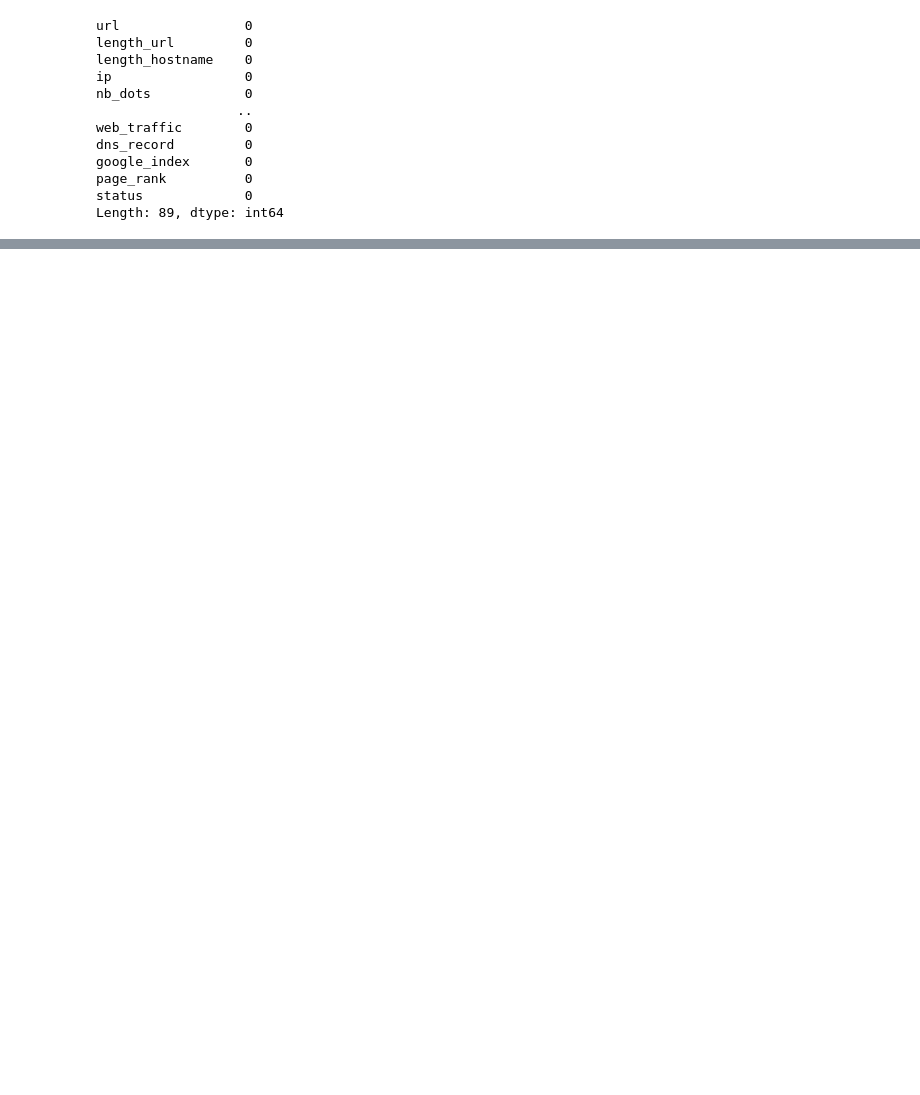
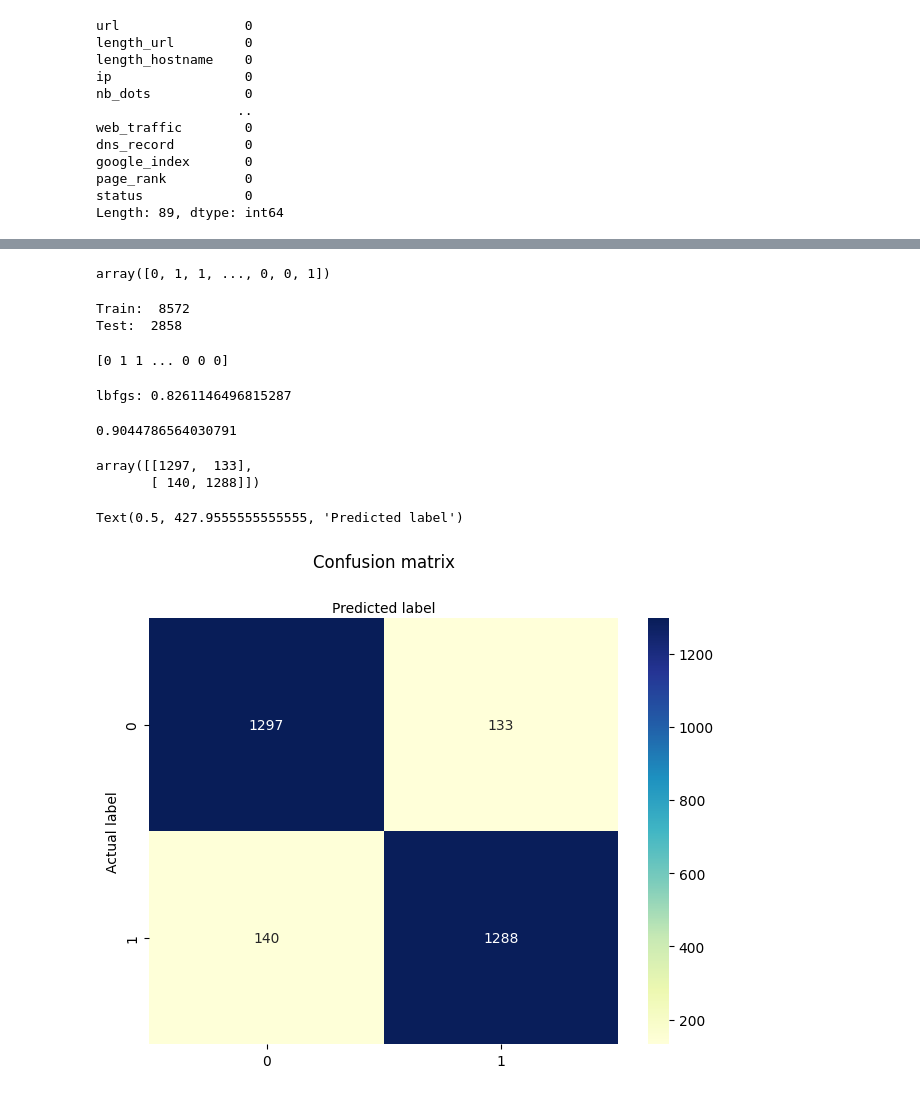
Before and after one commit to buisonanh/phishing-urls-detection, a Jupyter notebook: phishing_urls_detection.ipynb, the cells around one changed output, grey strips where cells are left out. Saved outputs shown, nothing was run; the diff lists cells and outputs as text; code cells hidden in the pictures; blank space fills up the shorter version.

```diff
--- a/phishing_urls_detection.ipynb
+++ b/phishing_urls_detection.ipynb
@@ -86,0 +63,77 @@ NameError: name 'preprocess_url' is not defined
+# %%
+# Data selection
+feature_df = df['url']
+phishing_df = df['status']
+
+# Transform data
+from sklearn.feature_extraction.text import CountVectorizer
+from sklearn.preprocessing import LabelEncoder
+
+# Vectorize URLs
+vectorizer = CountVectorizer()
+feature_vec = vectorizer.fit_transform(feature_df)
+
+# Encode status column (legitimate=0, phishing=1)
+label_encoder = LabelEncoder()
+phishing_arr = label_encoder.fit_transform(phishing_df)
+
+phishing_arr
+# %% [output]
+array([0, 1, 1, ..., 0, 0, 1])
+# %%
+#chia tap train, test
+from sklearn.model_selection import train_test_split
+
+x_train, x_test, y_train, y_test = train_test_split(feature_vec, phishing_arr, test_size=0.25, random_state=0)
+
+print('Train: ', x_train.shape[0])
+print('Test: ', x_test.shape[0])
+# %% [output]
+Train:  8572
+Test:  2858
+# %%
+#modeling lbfgs
+from sklearn.linear_model import LogisticRegression
+
+logreg = LogisticRegression(solver='lbfgs', max_iter=5000)
+lr_lbfgs = logreg.fit(x_train,y_train)
+# %%
+y_pred_lbfgs=logreg.predict(x_test)
+print(y_pred_lbfgs)
+# %% [output]
+[0 1 1 ... 0 0 0]
+# %%
+from sklearn.metrics import jaccard_score
+print('lbfgs:', jaccard_score(y_test, y_pred_lbfgs,pos_label=0))
+# %% [output]
+lbfgs: 0.8261146496815287
+# %%
+logreg.score(x_test, y_test)
+# %% [output]
+0.9044786564030791
+# %%
+from sklearn import metrics
+cnf_matrix = metrics.confusion_matrix(y_test, y_pred_lbfgs)
+cnf_matrix
+# %% [output]
+array([[1297,  133],
+       [ 140, 1288]])
+# %%
+import numpy as np
+import matplotlib.pyplot as plt
+import seaborn as sns
+class_names=[] # name  of classes
+fig, ax = plt.subplots()
+tick_marks = np.arange(len(class_names))
+plt.xticks(tick_marks, class_names)
+plt.yticks(tick_marks, class_names)
+# create heatmap
+sns.heatmap(pd.DataFrame(cnf_matrix), annot=True, cmap="YlGnBu" ,fmt='g')
+ax.xaxis.set_label_position("top")
+plt.tight_layout()
+plt.title('Confusion matrix', y=1.1)
+plt.ylabel('Actual label')
+plt.xlabel('Predicted label')
+# %% [output]
+Text(0.5, 427.9555555555555, 'Predicted label')
+[figure, added]
```
Also changed, not shown: parts of 7 cells of this notebook, 1 other file.
